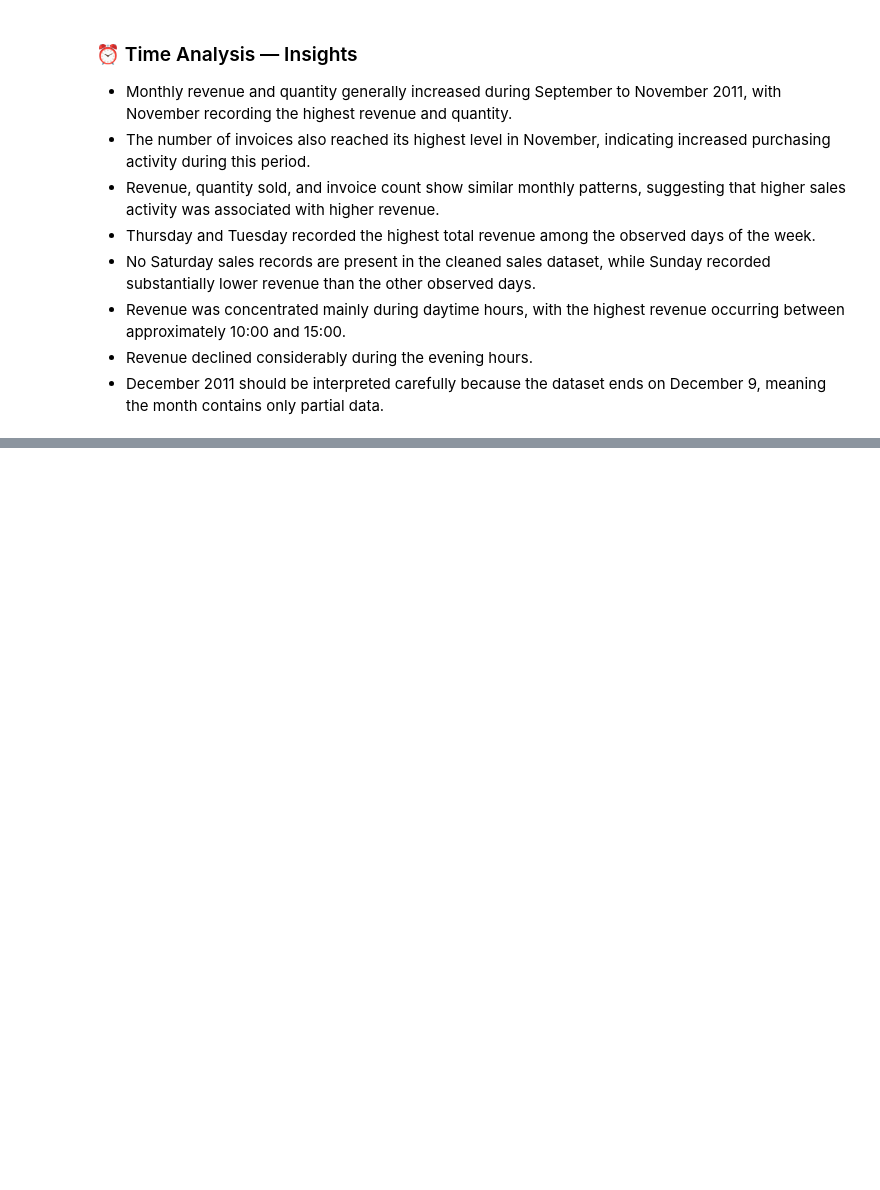
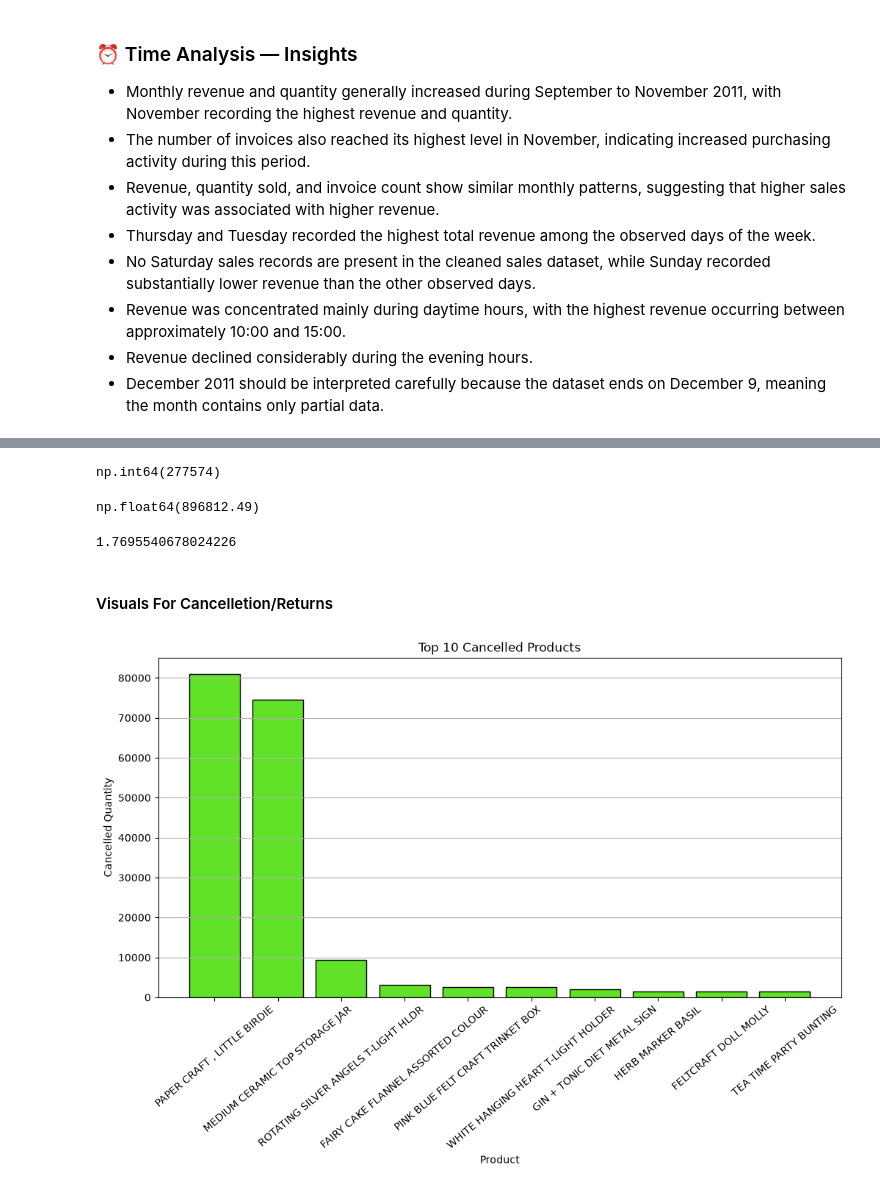
Before and after one commit to vikasa-y/Online-Retail-Sales-Analysis, a Jupyter notebook: Notebooks/Online_Retail_Eda.ipynb, the cells around one changed output, grey strips where cells are left out. Saved outputs shown, nothing was run; the diff lists cells and outputs as text; code cells hidden in the pictures; blank space fills up the shorter version.

Commit message:
Returns or cancellations Analysis Done

```diff
--- a/Notebooks/Online_Retail_Eda.ipynb
+++ b/Notebooks/Online_Retail_Eda.ipynb
@@ -2253,0 +2283,2 @@ plt.show()
+# %%
+Returns_df["Revenue"] = ( Returns_df["Quantity"] * Returns_df["UnitPrice"])
@@ -2253,0 +2365,5 @@ plt.show()
+# %%
+cancellations_df = Returns_df[
+    Returns_df["InvoiceNo"].astype(str).str.startswith("C")].copy()
+
+cancellations_df.shape
@@ -2253,0 +2392,11 @@ plt.show()
+# %%
+cancelled_products = (
+    cancellations_df[~cancellations_df["Description"].isin(
+        ["Manual", "POSTAGE", "Discount", "SAMPLES"])]
+    .groupby("Description")["Quantity"]
+    .sum()
+    .sort_values()
+    .head(10)
+)
+
+cancelled_products
@@ -2253,0 +2445,38 @@ plt.show()
+# %%
+total_cancelled_quantity = abs(cancellations_df["Quantity"].sum())
+total_cancelled_quantity
+# %% [output]
+np.int64(277574)
+# %%
+cancellations_df["Revenue"] = (cancellations_df["Quantity"] * cancellations_df["UnitPrice"])
+
+total_cancellation_value = abs(cancellations_df["Revenue"].sum())
+total_cancellation_value
+# %% [output]
+np.float64(896812.49)
+# %%
+cancellation_rate = ( len(cancellations_df) / len(sales_df)) * 100
+
+cancellation_rate
+# %% [output]
+1.7695540678024226
+# %% [markdown]
+#### Visuals For Cancelletion/Returns
+# %%
+plt.figure(figsize=(12,6))
+
+plt.bar(cancelled_products.index, cancelled_products.abs().values ,
+        color="#61E229" , edgecolor='black')
+
+plt.xlabel("Product")
+plt.ylabel("Cancelled Quantity")
+plt.title("Top 10 Cancelled Products")
+plt.xticks(rotation=40)
+plt.grid(axis="y")
+
+plt.savefig(f"{filepath}/Top-10-Cancelled-Products.png",dpi=300,
+            bbox_inches="tight")
+
+plt.show()
+# %% [output]
+[figure, added]
```
Also changed, not shown: parts of 20 cells of this notebook.
